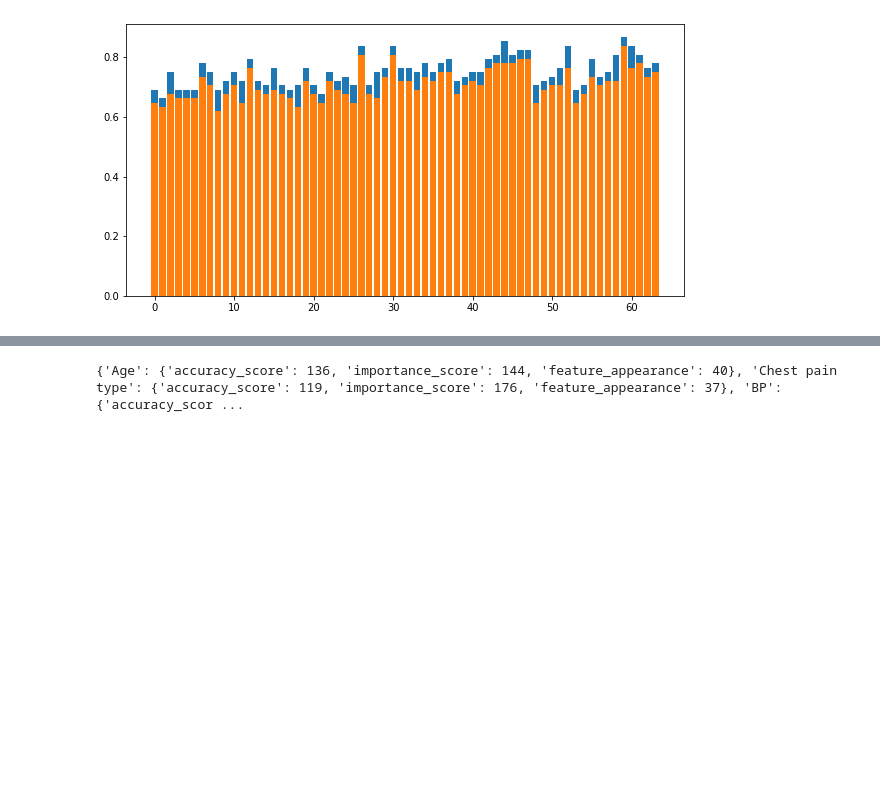
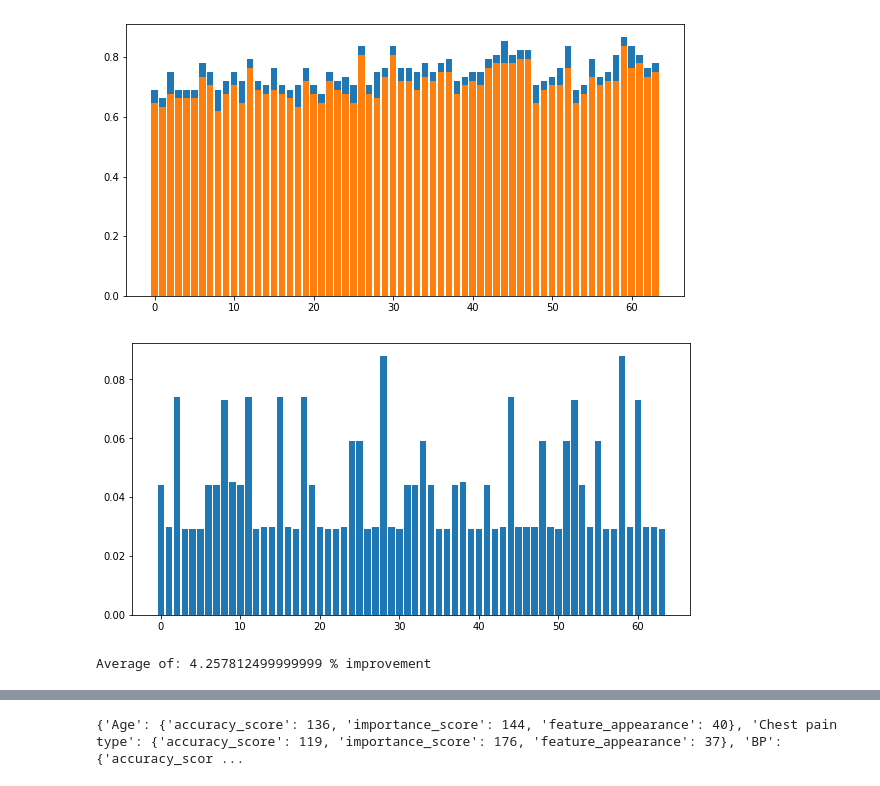
Before and after one commit to BSSB33/DSC-Lab, a Jupyter notebook: oversampling/heart_disease_prediction.ipynb, the cells around one changed output, grey strips where cells are left out. Drawn from its saved outputs; the diff is of its cells as text; code cells hidden in the pictures; blank space fills up the shorter version.

```diff
--- a/oversampling/heart_disease_prediction.ipynb
+++ b/oversampling/heart_disease_prediction.ipynb
@@ -306,6 +306,19 @@ plt.show()
 #Oragne = Original
 # %% [output]
 [figure]
+# %%
+differences = []
+for i in range(0, len(new_scores)):
+    differences.append(new_scores[i] - original_scores[i])
+
+plt.figure(figsize=(10,5))
+data = differences
+plt.bar(range(len(data)), data)
+plt.show()
+print("Average of:", np.mean(differences)*100, '% improvement')
+# %% [output]
+[figure, added]
+Average of: 4.257812499999999 % improvement
 # %%
 # 2/4. Measure accuracy and score
 
```
Also changed, not shown: parts of 14 cells of this notebook.
